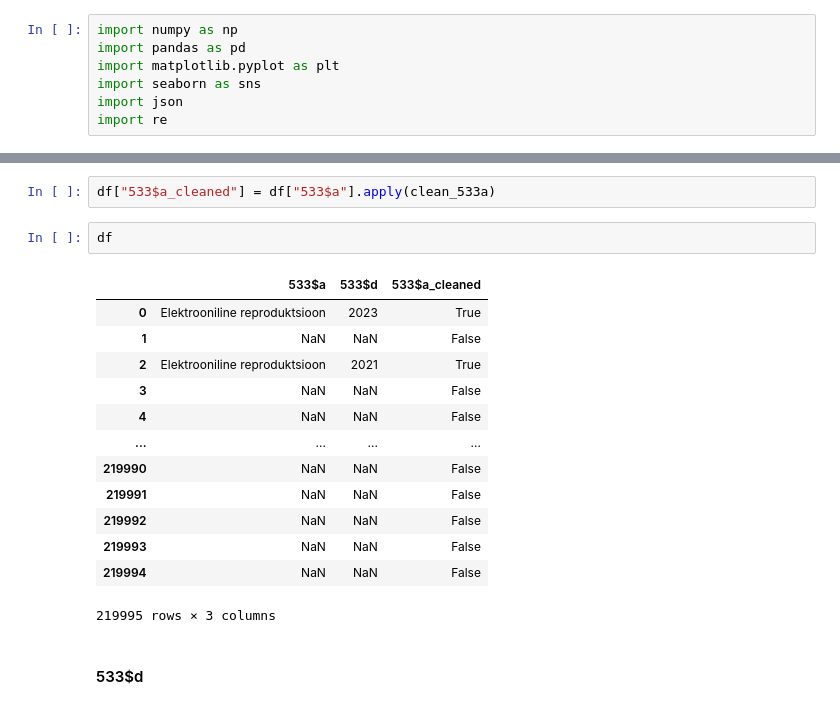
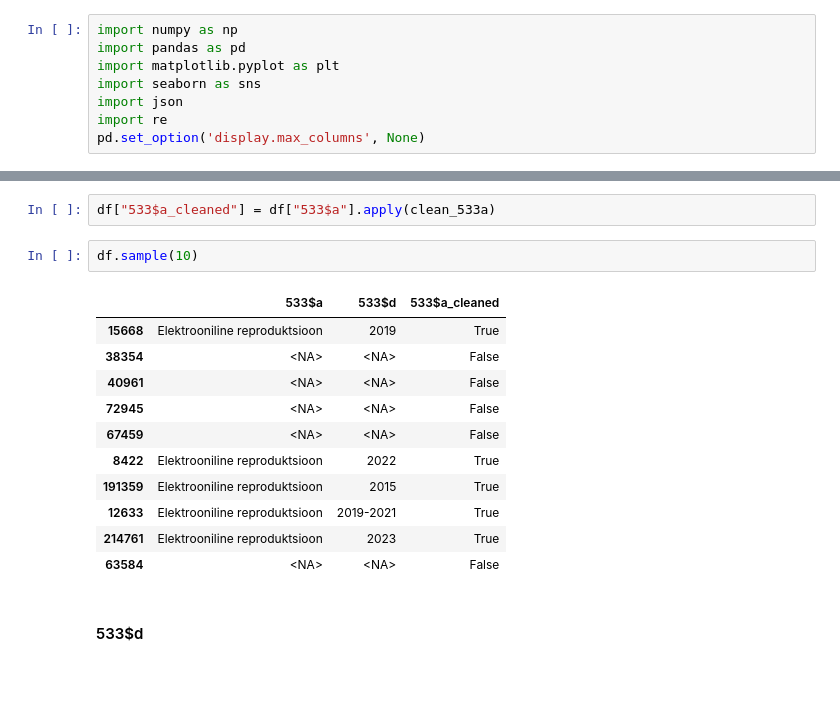
Before and after one commit to RaRa-digiLab/enb-curator, a Jupyter notebook: notebooks/filter-and-clean.ipynb, the cells around one changed output, grey strips where cells are left out. Cells and saved outputs as stored; diff of their text form; blank space fills up the shorter version.

```diff
--- a/notebooks/filter-and-clean.ipynb
+++ b/notebooks/filter-and-clean.ipynb
@@ -5,6 +5,7 @@ import matplotlib.pyplot as plt
 import seaborn as sns
 import json
 import re
+pd.set_option('display.max_columns', None)
 # %% [markdown]
 ### Andmete laadimine
 # %%
@@ -986,21 +1419,19 @@ def clean_533a(entry):
 # %%
 df["533$a_cleaned"] = df["533$a"].apply(clean_533a)
 # %%
-df
+df.sample(10)
 # %% [output]
 |  | 533$a | 533$d | 533$a_cleaned |
-| 0 | Elektrooniline reproduktsioon | 2023 | True |
-| 1 | NaN | NaN | False |
-| 2 | Elektrooniline reproduktsioon | 2021 | True |
-| 3 | NaN | NaN | False |
-| 4 | NaN | NaN | False |
-| ... | ... | ... | ... |
-| 219990 | NaN | NaN | False |
-| 219991 | NaN | NaN | False |
-| 219992 | NaN | NaN | False |
-| 219993 | NaN | NaN | False |
-| 219994 | NaN | NaN | False |
+| 15668 | Elektrooniline reproduktsioon | 2019 | True |
+| 38354 | <NA> | <NA> | False |
+| 40961 | <NA> | <NA> | False |
+| 72945 | <NA> | <NA> | False |
+| 67459 | <NA> | <NA> | False |
+| 8422 | Elektrooniline reproduktsioon | 2022 | True |
+| 191359 | Elektrooniline reproduktsioon | 2015 | True |
+| 12633 | Elektrooniline reproduktsioon | 2019-2021 | True |
+| 214761 | Elektrooniline reproduktsioon | 2023 | True |
+| 63584 | <NA> | <NA> | False |
-219995 rows × 3 columns
 # %% [markdown]
 #### 533$d
 # %%
```
Also changed, not shown: parts of 46 cells of this notebook.
